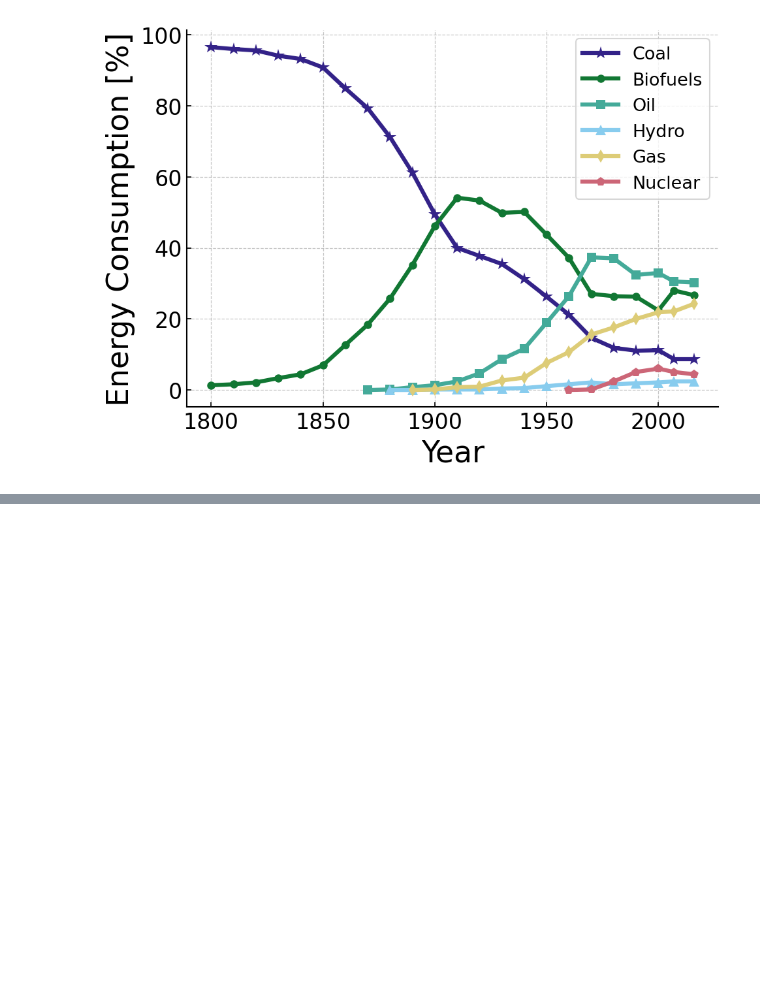
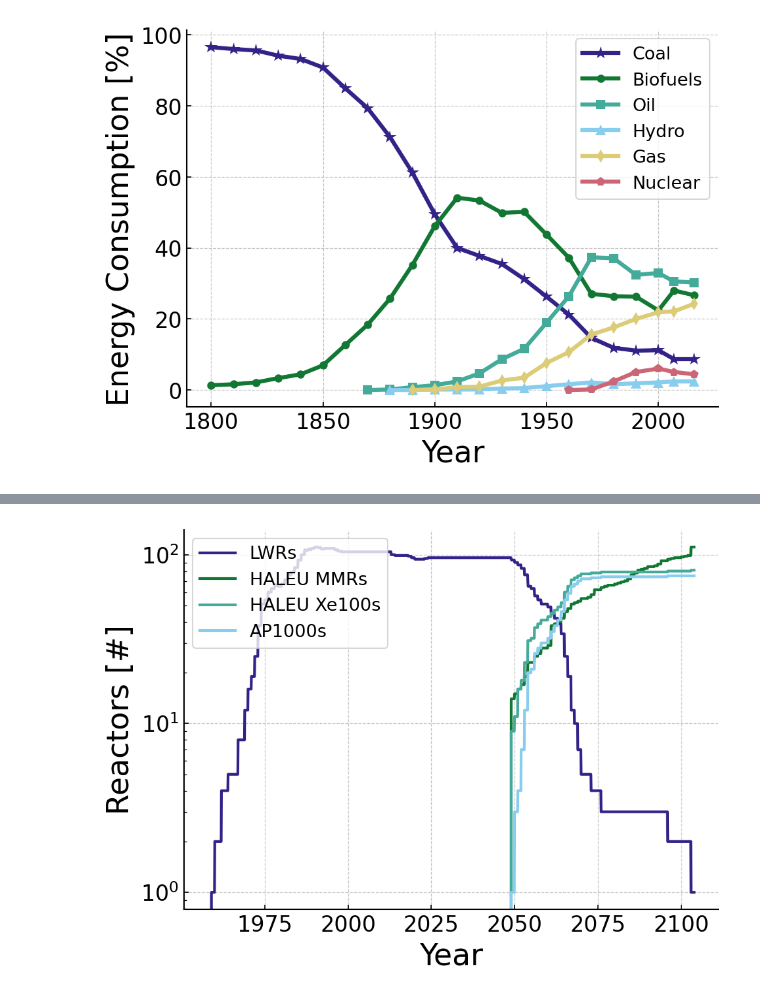
Before and after one commit to nsryan2/2024-ryan-ms, a Jupyter notebook: images/plotting.ipynb, the cells around one changed output, grey strips where cells are left out. Saved outputs shown, nothing was run; the diff lists cells and outputs as text; code cells hidden in the pictures; blank space fills up the shorter version.

```diff
--- a/images/plotting.ipynb
+++ b/images/plotting.ipynb
@@ -339,0 +363,14 @@ plt.savefig('leg_frame/proportional_fuel_use.pdf')
+# %%
+plt.plot(mf_reactors['Year'], mf_reactors['Total LWRs'], label='LWRs')
+plt.plot(mf_reactors['Year'], mf_reactors['Total MMRh'], label='HALEU MMRs')
+plt.plot(mf_reactors['Year'], mf_reactors['Total Xe100h'], label='HALEU Xe100s')
+plt.plot(mf_reactors['Year'], mf_reactors['Total AP1000'], label='AP1000s')
+
+plt.yscale('log')
+plt.ylabel('Reactors [#]')
+plt.xlabel('Year')
+
+plt.legend(loc='upper left')
+plt.savefig('results/reactors/multi_drgng_reactors.pdf')
+# %% [output]
+[figure, added]
```
Also changed, not shown: parts of 4 cells of this notebook, 14 other files.
